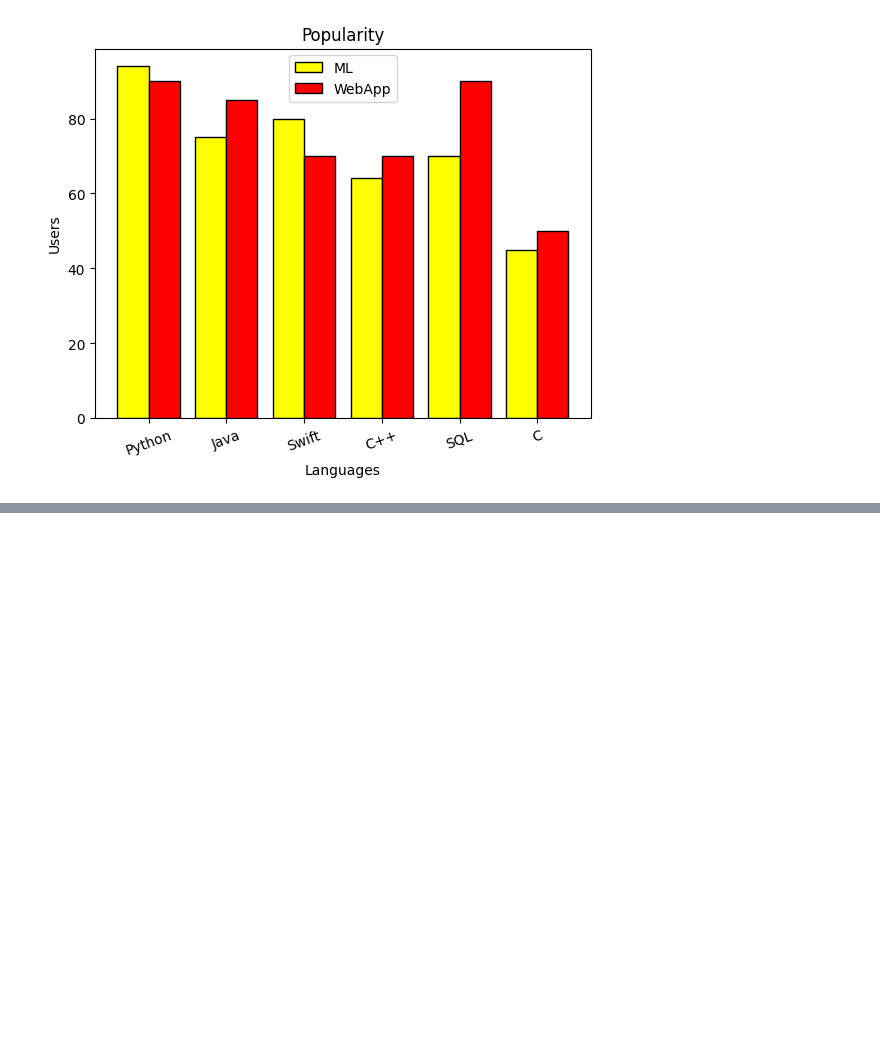
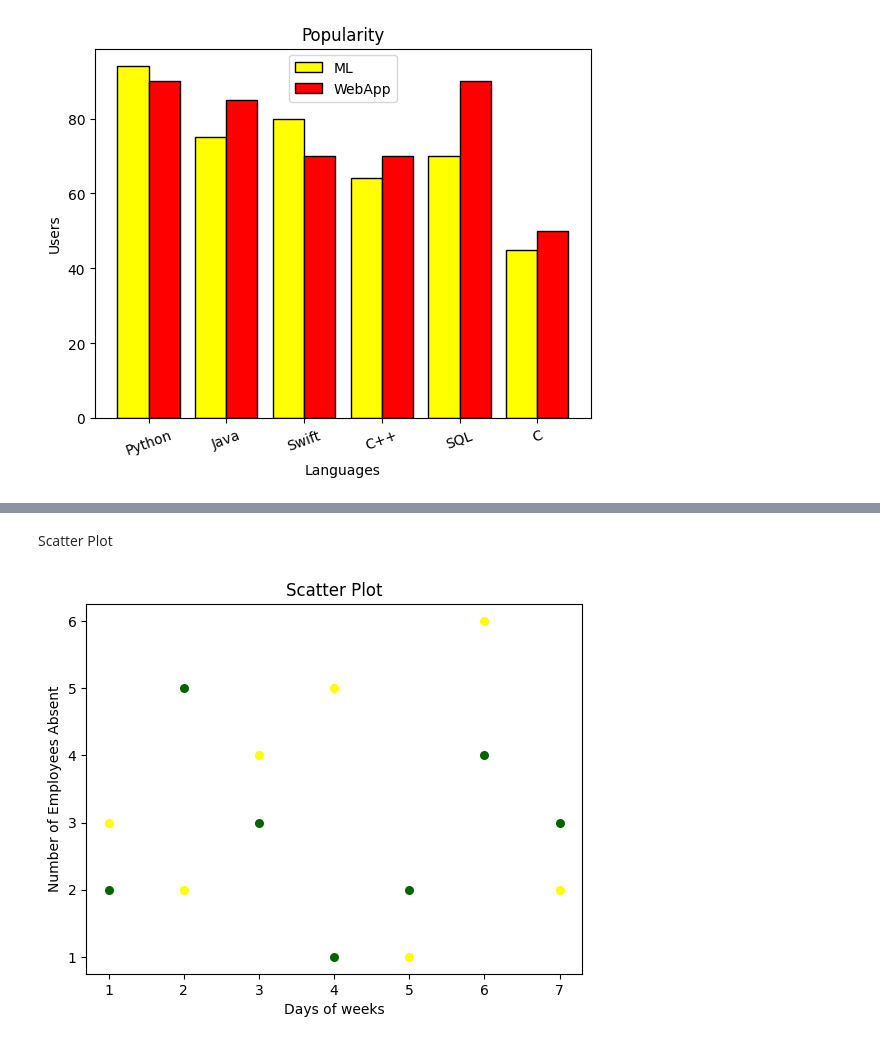
Before and after one commit to Saif-Ur-Rehman99/data-visualization, a Jupyter notebook: graphs.ipynb, the cells around one changed output, grey strips where cells are left out. Cells and saved outputs as stored; diff of their text form; code cells hidden in the pictures; blank space fills up the shorter version.

```diff
--- a/graphs.ipynb
+++ b/graphs.ipynb
@@ -64,0 +100,19 @@ plt.show()
+# %% [markdown]
+Scatter Plot
+# %%
+x = [1,2,3,4,5,6,7]
+y1 = [2,5,3,1,2,4,3]
+y2 = [3,2,4,5,1,6,2]
+
+plt.scatter(x,y1, color='darkgreen', s=30)
+plt.scatter(x,y2, color='yellow', s=30)
+plt.xlabel("Days of weeks")
+plt.ylabel("Number of Employees Absent")
+plt.title("Scatter Plot")
+plt.show()
+
+# s = size of dot
+# marker = "*" (star), default(dot)
+# cmap / plt.colorbar() = check net
+# %% [output]
+[figure, added]
```
Also changed, not shown: parts of 14 cells of this notebook.
